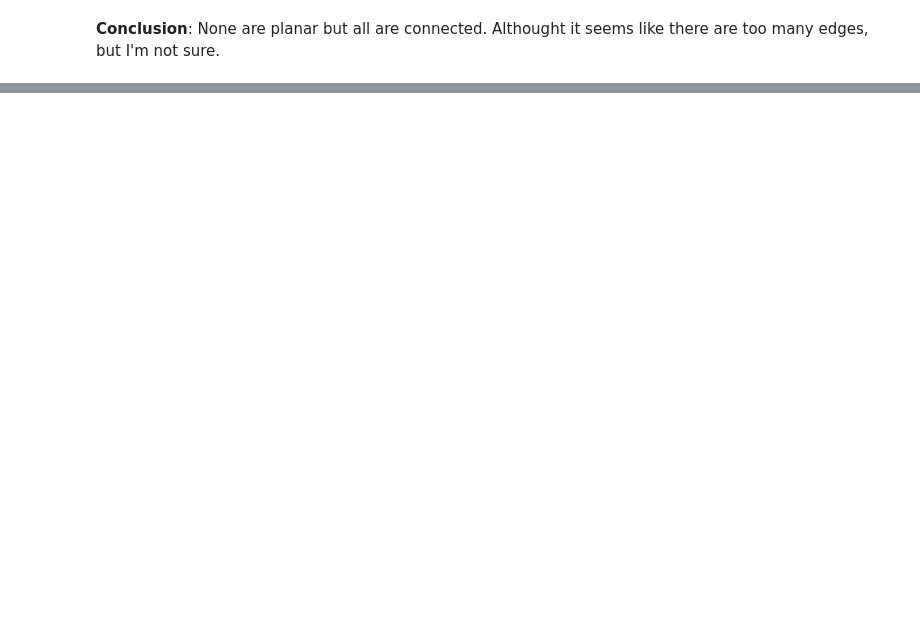
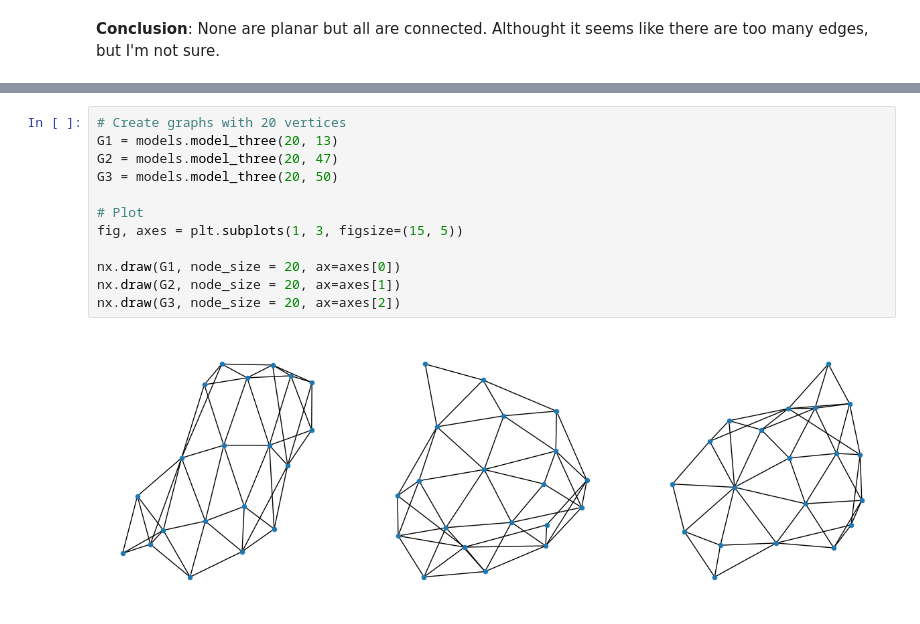
Before and after one commit to afr13dman/senior-thesis, a Jupyter notebook: coding_models/model_investigation.ipynb, the cells around one changed output, grey strips where cells are left out. Saved outputs shown, nothing was run; the diff lists cells and outputs as text; blank space fills up the shorter version.

Commit message:
create model 3 func and update investigation

```diff
--- a/coding_models/model_investigation.ipynb
+++ b/coding_models/model_investigation.ipynb
@@ -213,0 +251,14 @@ nx.draw(G3, node_size = 20, ax=axes[2])
+# %%
+# Create graphs with 20 vertices
+G1 = models.model_three(20, 13)
+G2 = models.model_three(20, 47)
+G3 = models.model_three(20, 50)
+
+# Plot
+fig, axes = plt.subplots(1, 3, figsize=(15, 5))
+
+nx.draw(G1, node_size = 20, ax=axes[0])
+nx.draw(G2, node_size = 20, ax=axes[1])
+nx.draw(G3, node_size = 20, ax=axes[2])
+# %% [output]
+[figure, added]
```
Also changed, not shown: parts of 15 cells of this notebook, 3 other files.
